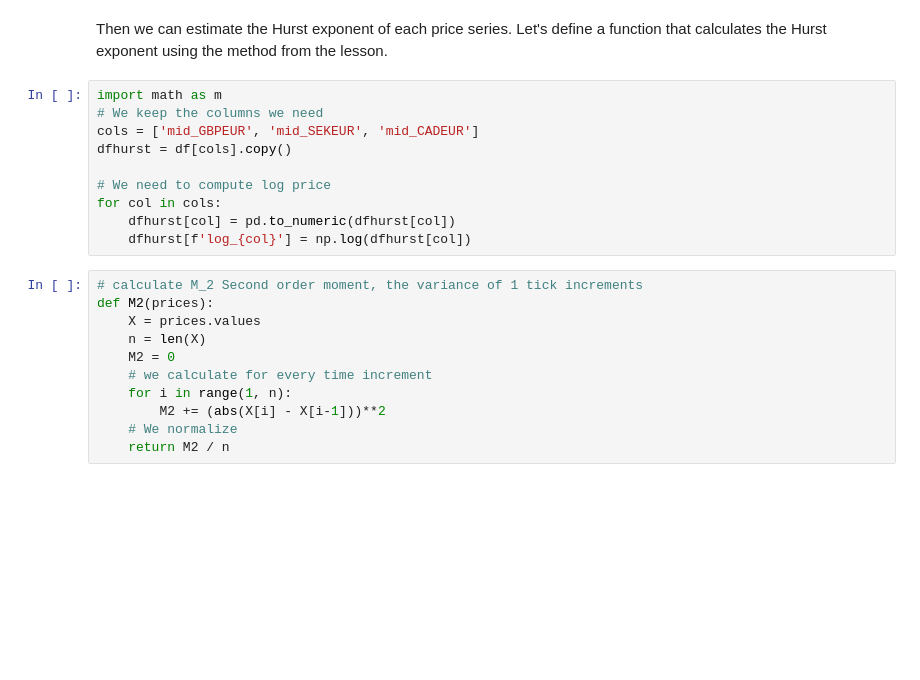
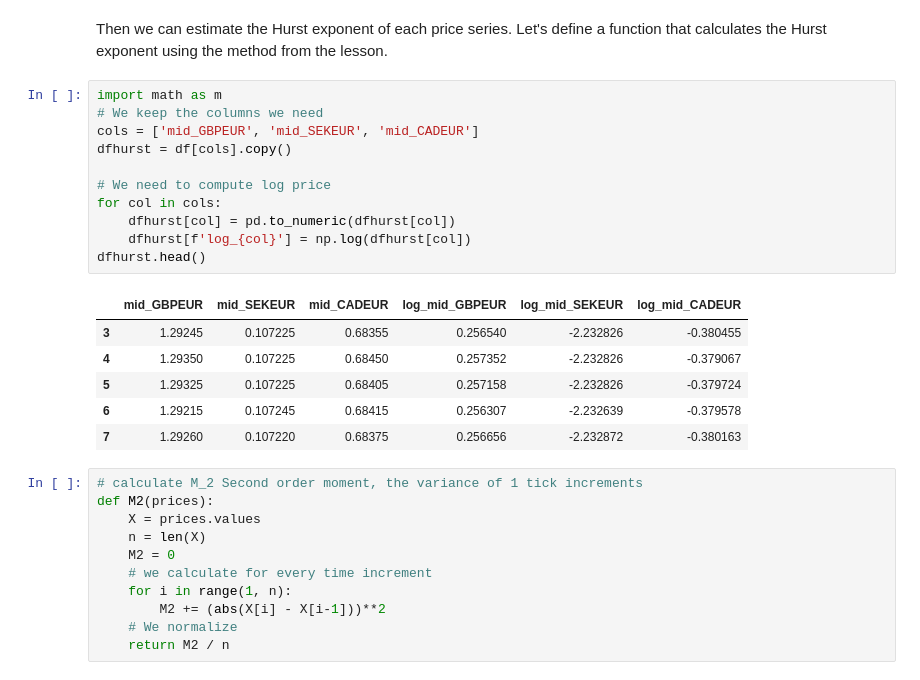
Before and after one commit to MartinJondeau/Market-Risk-Modelling, a Jupyter notebook: Question_E.ipynb, the cells around one changed output. Drawn from its saved outputs; the diff is of its cells as text; blank space fills up the shorter version.

```diff
--- a/Question_E.ipynb
+++ b/Question_E.ipynb
@@ -274,13 +274,21 @@ Then we can estimate the Hurst exponent of each price series. Let's define a fun
 # %%
 import math as m
 # We keep the columns we need
 cols = ['mid_GBPEUR', 'mid_SEKEUR', 'mid_CADEUR']
 dfhurst = df[cols].copy()
 
 # We need to compute log price
 for col in cols:
     dfhurst[col] = pd.to_numeric(dfhurst[col])
     dfhurst[f'log_{col}'] = np.log(dfhurst[col])
+dfhurst.head()
+# %% [output]
+|  | mid_GBPEUR | mid_SEKEUR | mid_CADEUR | log_mid_GBPEUR | log_mid_SEKEUR | log_mid_CADEUR |
+| 3 | 1.29245 | 0.107225 | 0.68355 | 0.256540 | -2.232826 | -0.380455 |
+| 4 | 1.29350 | 0.107225 | 0.68450 | 0.257352 | -2.232826 | -0.379067 |
+| 5 | 1.29325 | 0.107225 | 0.68405 | 0.257158 | -2.232826 | -0.379724 |
+| 6 | 1.29215 | 0.107245 | 0.68415 | 0.256307 | -2.232639 | -0.379578 |
+| 7 | 1.29260 | 0.107220 | 0.68375 | 0.256656 | -2.232872 | -0.380163 |
 # %%
 # calculate M_2 Second order moment, the variance of 1 tick increments
 def M2(prices):
```
Also changed, not shown: parts of 2 cells of this notebook.
